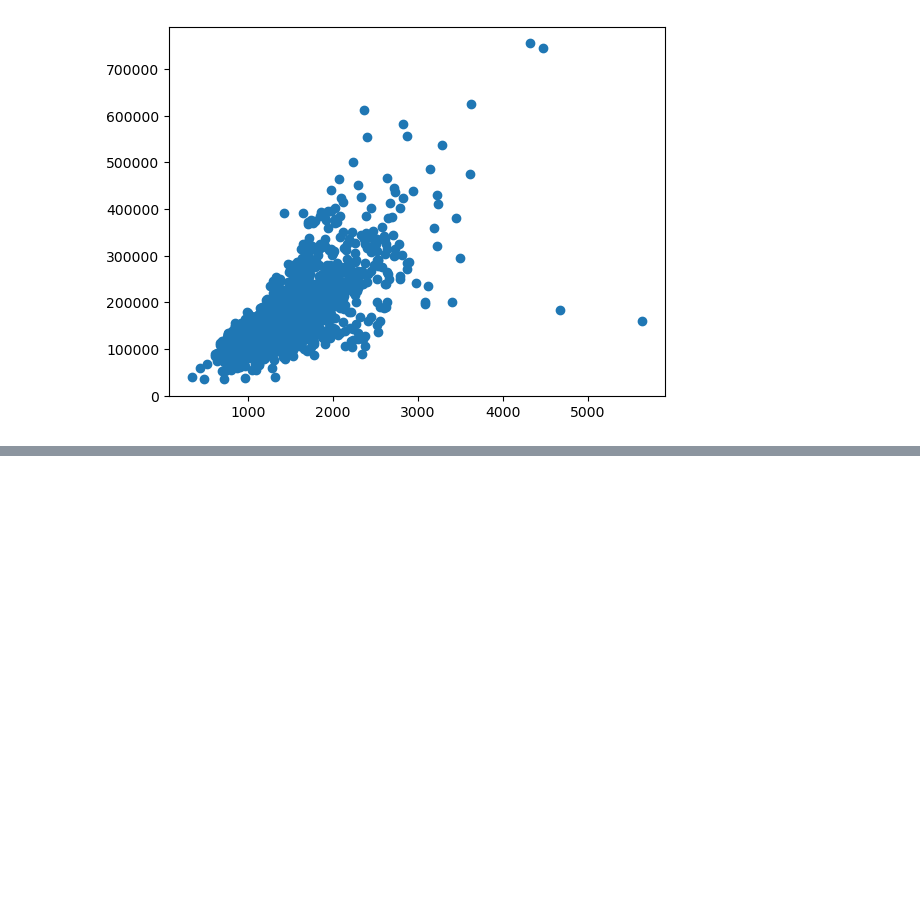
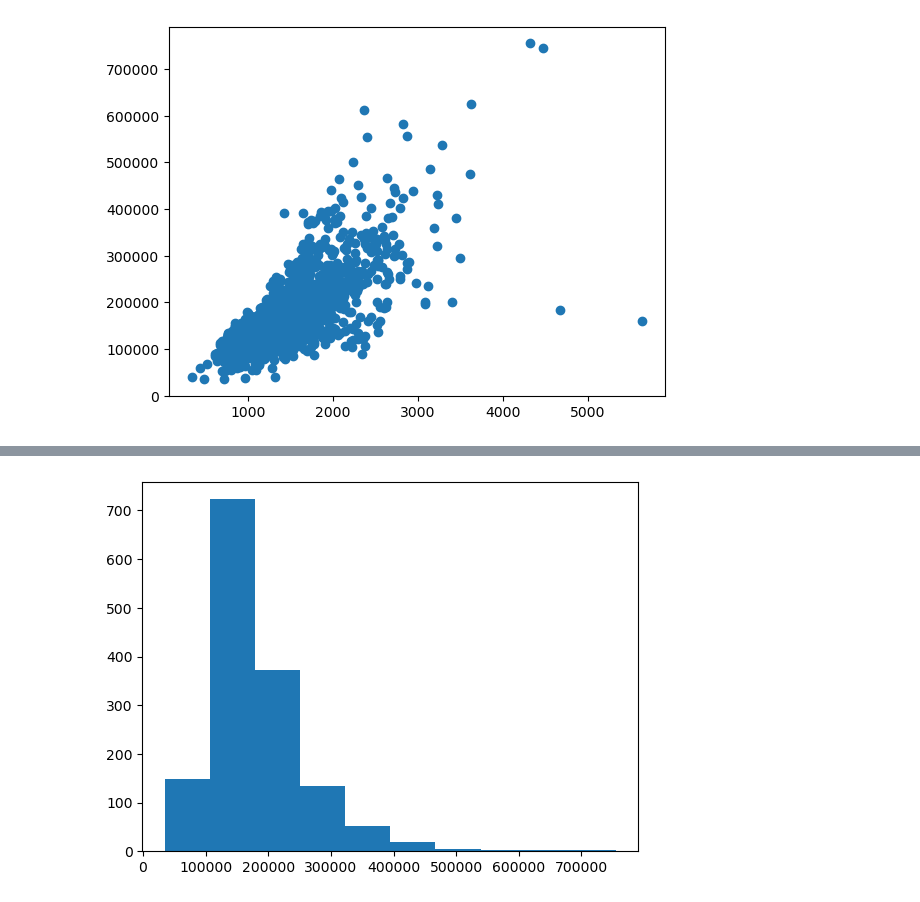
Before and after one commit to hanjaek/Data_Analysis, a Jupyter notebook: M2/2_전처리.ipynb, the cells around one changed output, grey strips where cells are left out. Cells and saved outputs as stored; diff of their text form; code cells hidden in the pictures; blank space fills up the shorter version.

```diff
--- a/M2/2_전처리.ipynb
+++ b/M2/2_전처리.ipynb
@@ -76,0 +99,5 @@ plt.show()
+# %%
+plt.hist(df_train['SalePrice'])
+plt.show()
+# %% [output]
+[figure, added]
```
Also changed, not shown: parts of 13 cells of this notebook.
